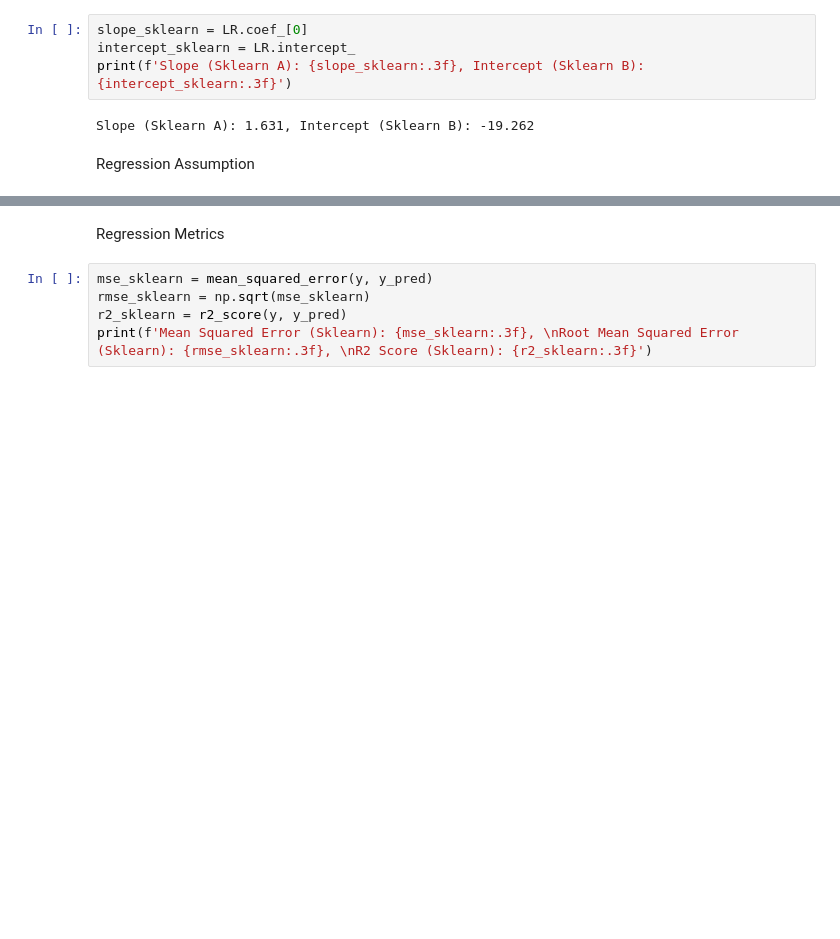
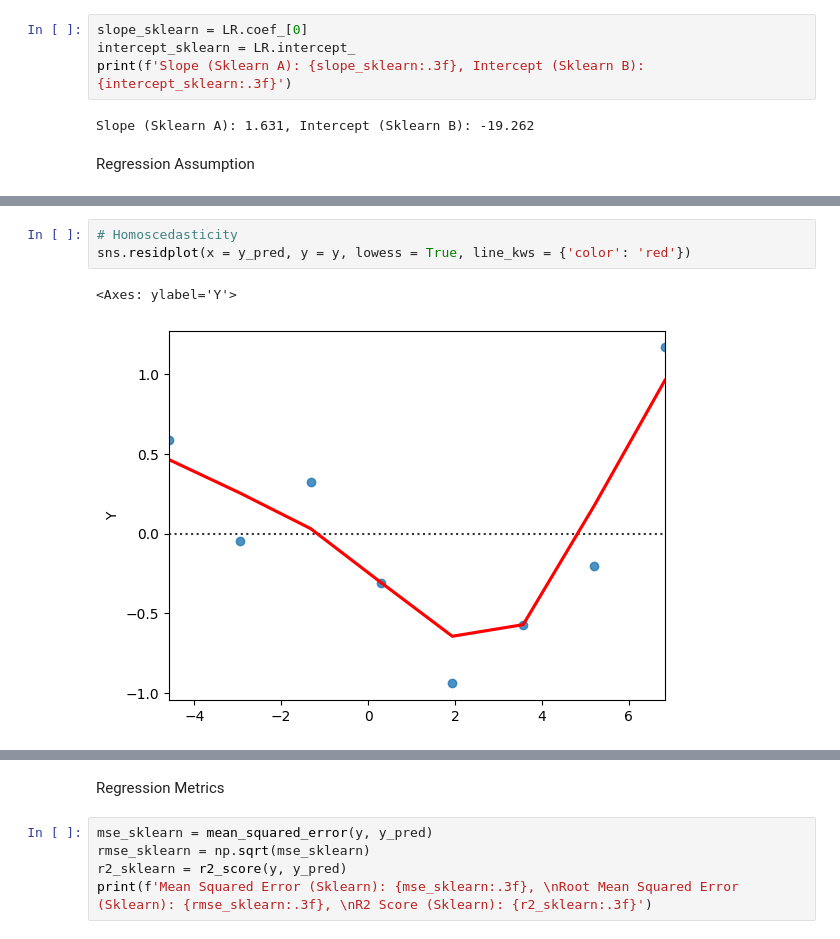
Before and after one commit to jatbhoir/Machine-Learning, a Jupyter notebook: ML_ASSIGNMENT.ipynb, the cells around one changed output, grey strips where cells are left out. Saved outputs shown, nothing was run; the diff lists cells and outputs as text; blank space fills up the shorter version.

```diff
--- a/ML_ASSIGNMENT.ipynb
+++ b/ML_ASSIGNMENT.ipynb
@@ -107,0 +158,6 @@ Regression Assumption
+# %%
+# Homoscedasticity
+sns.residplot(x = y_pred, y = y, lowess = True, line_kws = {'color': 'red'})
+# %% [output]
+<Axes: ylabel='Y'>
+[figure, added]
```
Also changed, not shown: parts of 21 cells of this notebook.
